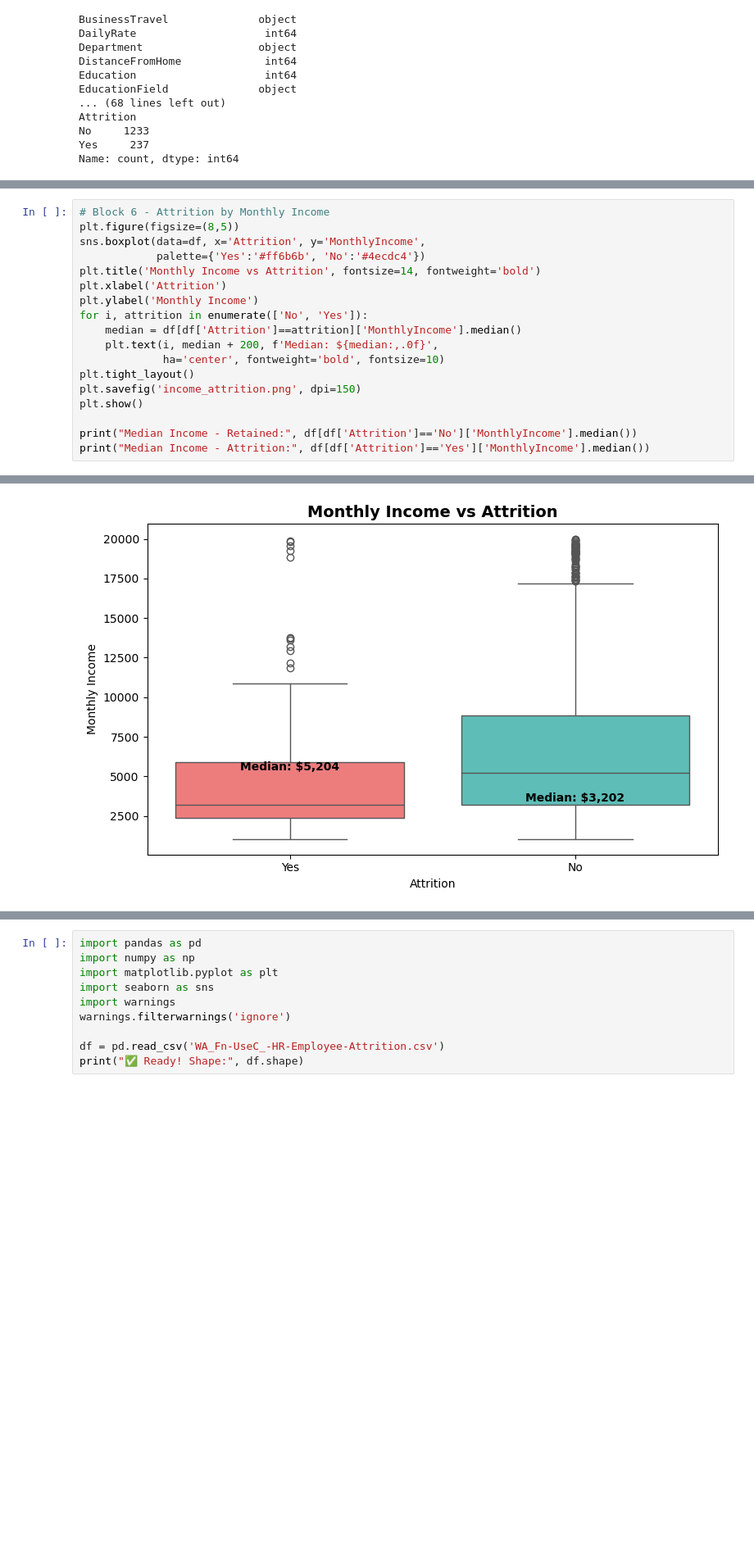
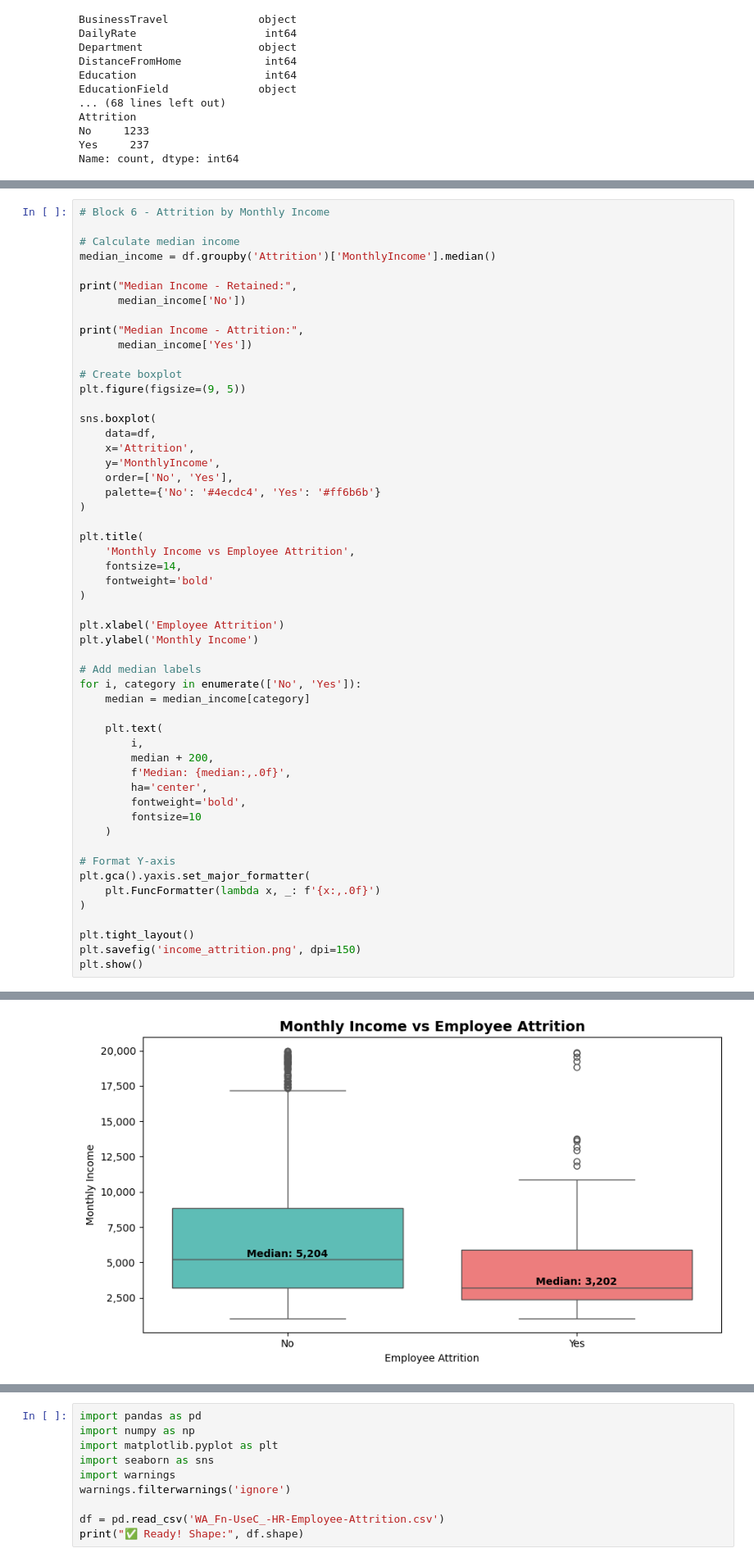
Before and after one commit to chandu2627/HR-Attrition-Analytics, a Jupyter notebook: HR_Attrition_EDA.ipynb, the cells around one changed output, grey strips where cells are left out. Shown at 82% size. Drawn from its saved outputs; the diff is of its cells as text; blank space fills up the shorter version.

```diff
--- a/HR_Attrition_EDA.ipynb
+++ b/HR_Attrition_EDA.ipynb
@@ -137,19 +206,54 @@ plt.show()
 # %%
 # Block 6 - Attrition by Monthly Income
-plt.figure(figsize=(8,5))
-sns.boxplot(data=df, x='Attrition', y='MonthlyIncome',
-            palette={'Yes':'#ff6b6b', 'No':'#4ecdc4'})
-plt.title('Monthly Income vs Attrition', fontsize=14, fontweight='bold')
-plt.xlabel('Attrition')
+
+# Calculate median income
+median_income = df.groupby('Attrition')['MonthlyIncome'].median()
+
+print("Median Income - Retained:",
+      median_income['No'])
+
+print("Median Income - Attrition:",
+      median_income['Yes'])
+
+# Create boxplot
+plt.figure(figsize=(9, 5))
+
+sns.boxplot(
+    data=df,
+    x='Attrition',
+    y='MonthlyIncome',
+    order=['No', 'Yes'],
+    palette={'No': '#4ecdc4', 'Yes': '#ff6b6b'}
+)
+
+plt.title(
+    'Monthly Income vs Employee Attrition',
+    fontsize=14,
+    fontweight='bold'
+)
+
+plt.xlabel('Employee Attrition')
 plt.ylabel('Monthly Income')
-for i, attrition in enumerate(['No', 'Yes']):
-    median = df[df['Attrition']==attrition]['MonthlyIncome'].median()
-    plt.text(i, median + 200, f'Median: ${median:,.0f}',
-             ha='center', fontweight='bold', fontsize=10)
+
+# Add median labels
+for i, category in enumerate(['No', 'Yes']):
+    median = median_income[category]
+
+    plt.text(
+        i,
+        median + 200,
+        f'Median: {median:,.0f}',
+        ha='center',
+        fontweight='bold',
+        fontsize=10
+    )
+
+# Format Y-axis
+plt.gca().yaxis.set_major_formatter(
+    plt.FuncFormatter(lambda x, _: f'{x:,.0f}')
+)
+
 plt.tight_layout()
 plt.savefig('income_attrition.png', dpi=150)
 plt.show()
-
-print("Median Income - Retained:", df[df['Attrition']=='No']['MonthlyIncome'].median())
-print("Median Income - Attrition:", df[df['Attrition']=='Yes']['MonthlyIncome'].median())
 # %% [output]
@@ -156 +262 @@ print("Median Income - Attrition:", df[df['Attrition']=='Yes']['MonthlyIncome'].
-[figure, old version]
+[figure, new version]
```
Also changed, not shown: parts of 10 cells of this notebook.
